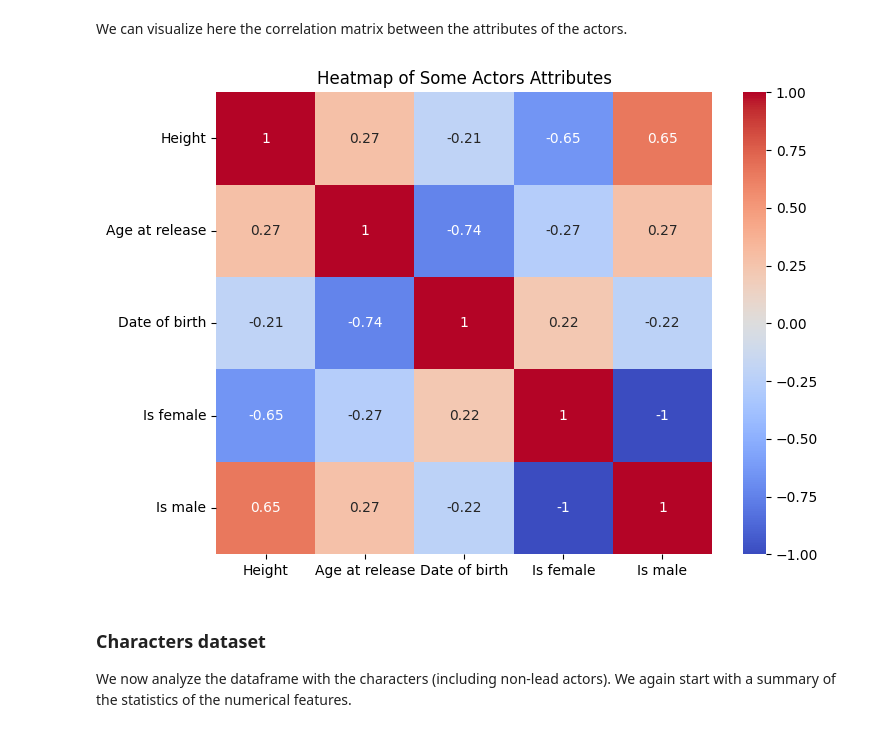
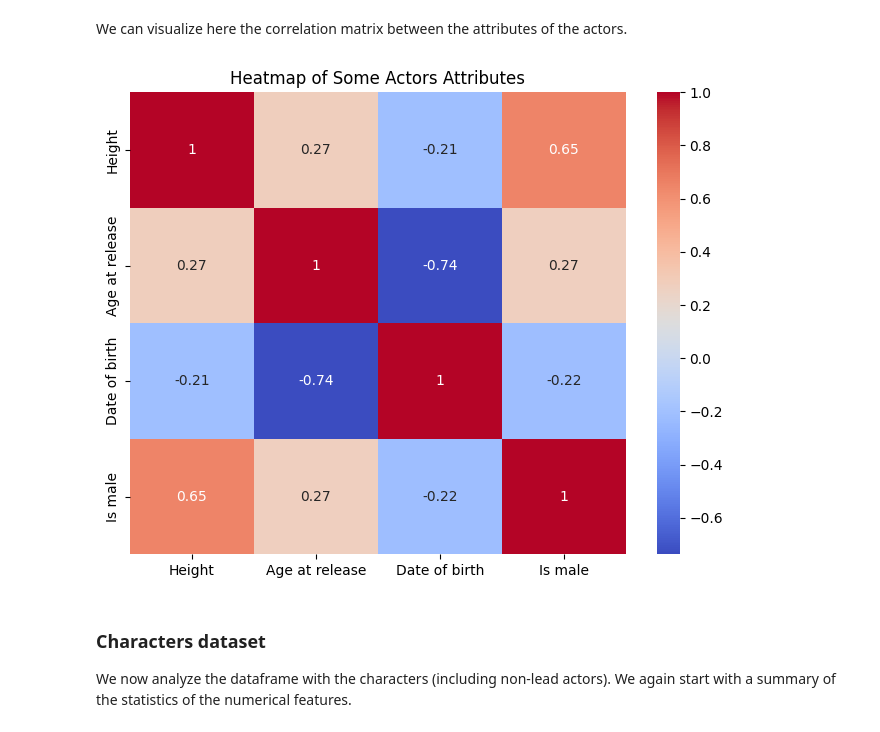
Before and after one commit to epfl-ada/ada-2024-project-authenticdataaddicts, a Jupyter notebook: results.ipynb, the cells around one changed output. Cells and saved outputs as stored; diff of their text form; code cells hidden in the pictures.

```diff
--- a/results.ipynb
+++ b/results.ipynb
@@ -527,28 +524,28 @@ We can visualize here the correlation matrix between the attributes of the actor
 # %%
 
 fig, ax = plt.subplots(figsize=(8, 6))
 
 # Subset the data
 lead_actors_for_corr = lead_actors_data_on_subset_movie[
     ['actor_height', 'actor_age_at_release', 'actor_dob', 'actor_gender']
 ]
 
 # Convert gender to boolean using one-hot encoding
 lead_actors_gender_dummies = pd.get_dummies(lead_actors_for_corr['actor_gender'], drop_first=False)
 lead_actors_for_corr = lead_actors_for_corr.drop('actor_gender', axis=1).join(lead_actors_gender_dummies)
-
+lead_actors_for_corr.drop('F', axis=1, inplace = True)
 # Compute correlation matrix
 corr_matrix = lead_actors_for_corr.corr()
 
 # Define labels for the heatmap
-label_names = ['Height', 'Age at release', 'Date of birth', 'Is female', 'Is male']
+label_names = ['Height', 'Age at release', 'Date of birth', 'Is male']
 
 # Plot heatmap
 ax = sns.heatmap(corr_matrix, annot=True, cmap='coolwarm', xticklabels=label_names, yticklabels=label_names)
 ax.set_title('Heatmap of Some Actors Attributes')
 plt.show()
 # %% [output]
-[figure, old version]
+[figure, new version]
 # %% [markdown]
 ### Characters dataset
 
```
Also changed, not shown: parts of 1 cell of this notebook, 1 other file.
